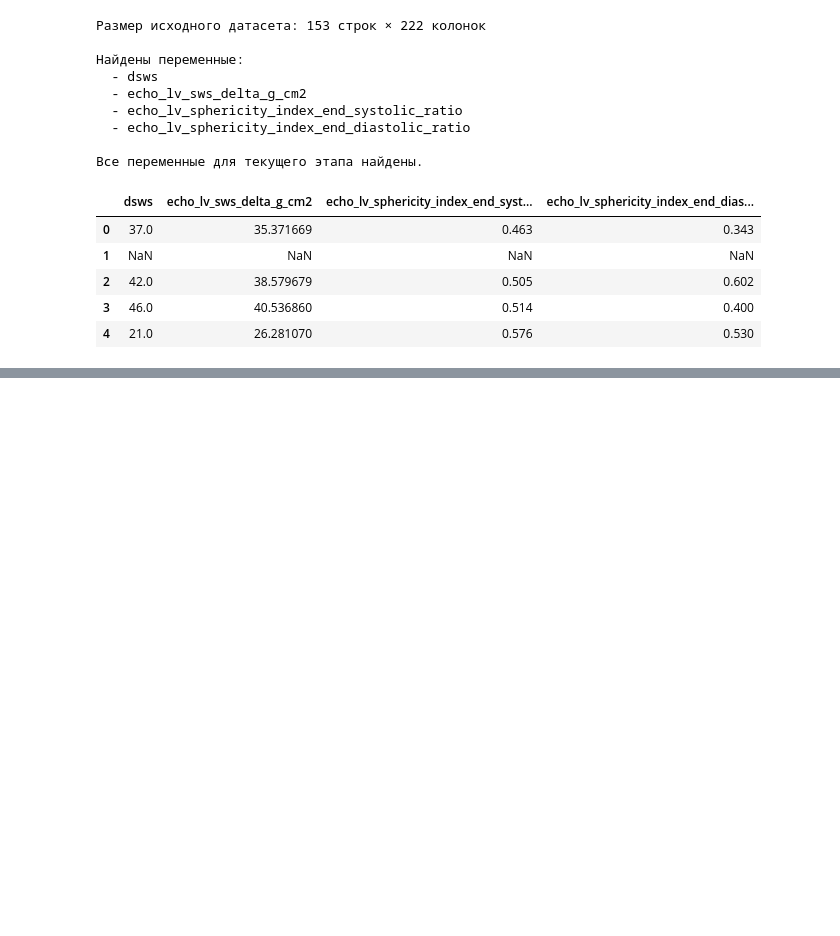
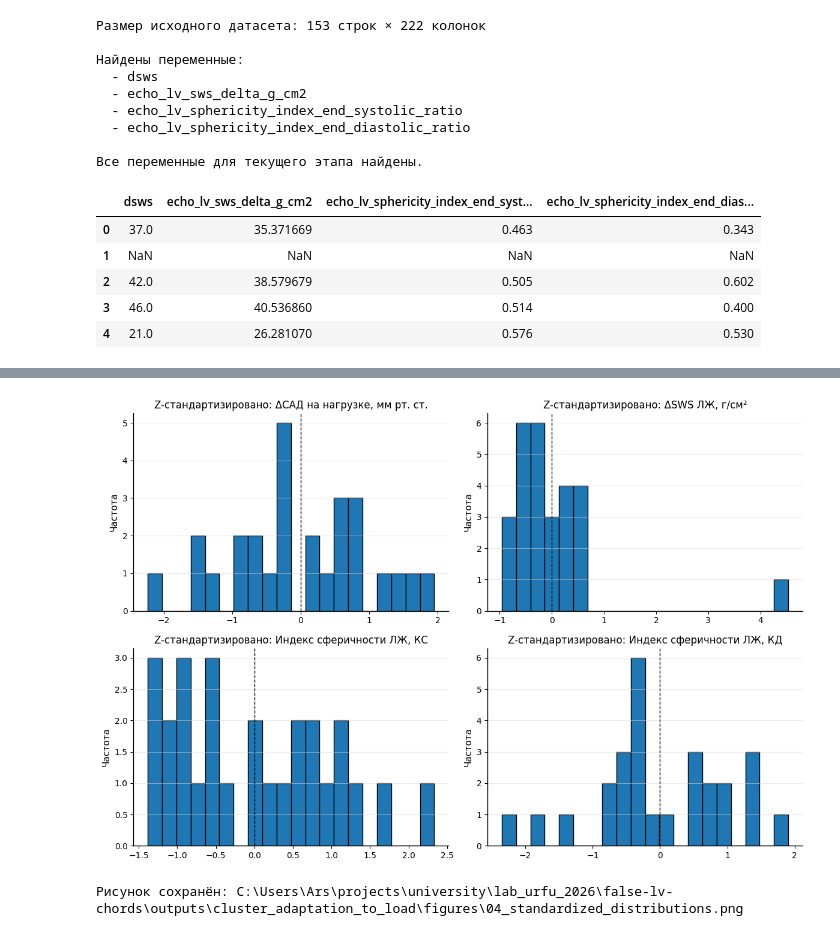
Before and after one commit to SenyaBro/false-lv-chords, a Jupyter notebook: notebooks/14_load_adaptation_phenotypes.ipynb, the cells around one changed output, grey strips where cells are left out. Drawn from its saved outputs; the diff is of its cells as text; code cells hidden in the pictures; blank space fills up the shorter version.

```diff
--- a/notebooks/14_load_adaptation_phenotypes.ipynb
+++ b/notebooks/14_load_adaptation_phenotypes.ipynb
@@ -235,0 +411,25 @@ print("Рисунок сохранён:", FIGURES_DIR / "01_distributions_cluste
+# %%
+# ============================================================
+# 8. Визуальный контроль стандартизированных переменных
+# ============================================================
+
+fig, axes = plt.subplots(2, 2, figsize=(12, 8))
+axes = axes.flatten()
+
+for ax, col in zip(axes, X_scaled_df.columns):
+    values = X_scaled_df[col].dropna()
+
+    ax.hist(values, bins=20, edgecolor="black", linewidth=1.0)
+    ax.axvline(0, color="black", linestyle="--", linewidth=1.0)
+    ax.set_title(f"Z-стандартизировано: {pretty_names.get(col, col)}")
+    ax.set_ylabel("Частота")
+    apply_publication_style(ax)
+
+plt.tight_layout()
+plt.savefig(FIGURES_DIR / "04_standardized_distributions.png", dpi=300, bbox_inches="tight")
+plt.show()
+
+print("Рисунок сохранён:", FIGURES_DIR / "04_standardized_distributions.png")
+# %% [output]
+[figure, added]
+Рисунок сохранён: C:\Users\Ars\projects\university\lab_urfu_2026\false-lv-chords\outputs\cluster_adaptation_to_load\figures\04_standardized_distributions.png
```
Also changed, not shown: parts of 47 cells of this notebook, 49 other files.
